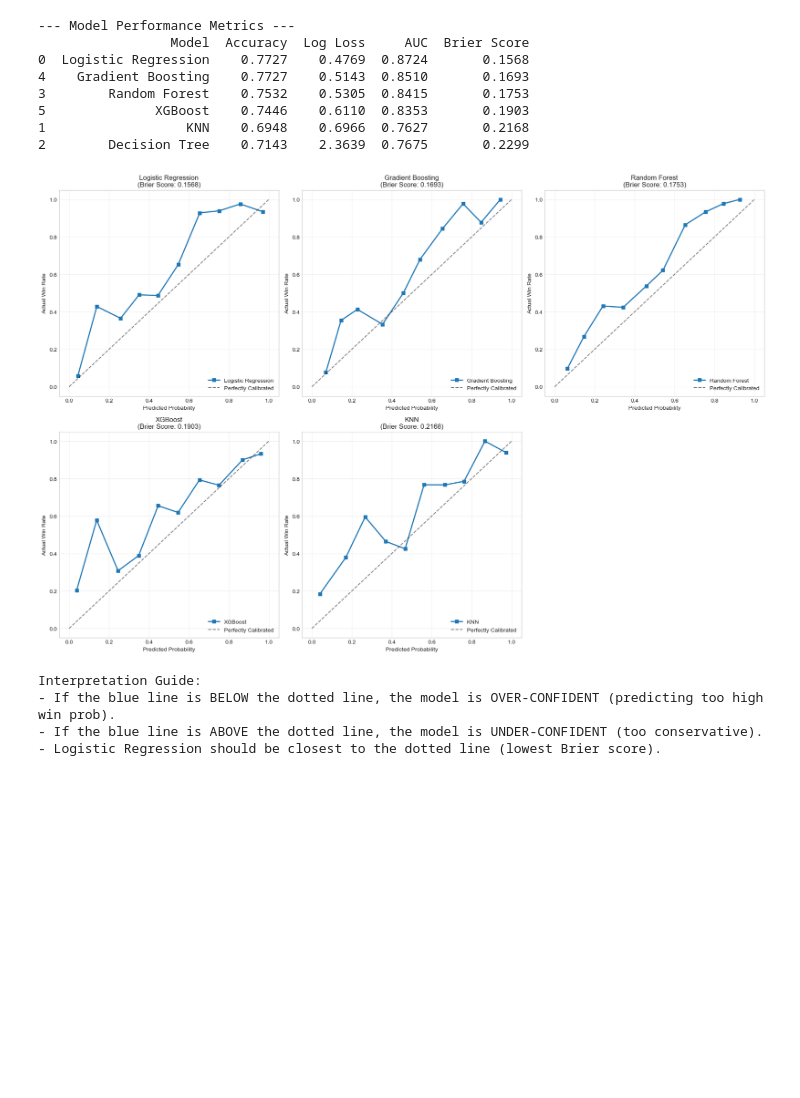
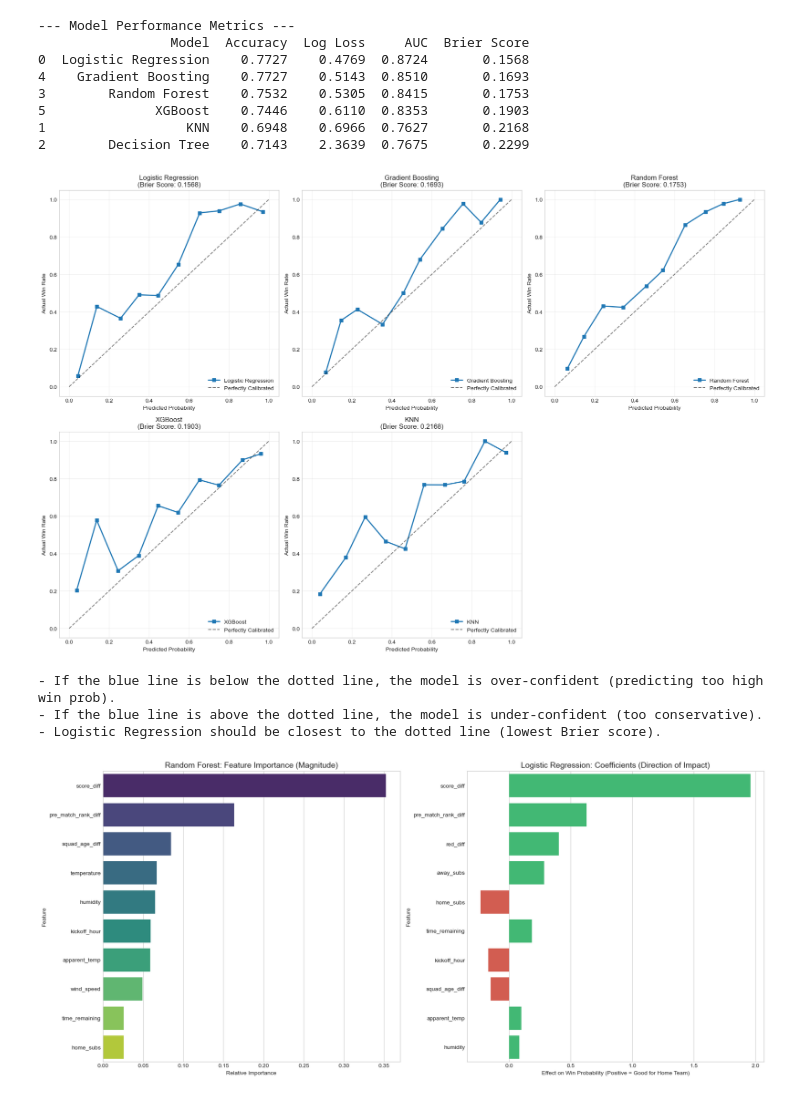
Before and after one commit to biddca22/world-cup-predictions, a Jupyter notebook: notebooks/modelling.ipynb, the cells around one changed output. Drawn from its saved outputs; the diff is of its cells as text; code cells hidden in the pictures; blank space fills up the shorter version.

Commit message:
Updated modelling

```diff
--- a/notebooks/modelling.ipynb
+++ b/notebooks/modelling.ipynb
@@ -287,13 +287,52 @@ for i, name in enumerate(models_to_plot):
 plt.tight_layout()
 plt.show()
 
-print("Interpretation Guide:")
-print("- If the blue line is BELOW the dotted line, the model is OVER-CONFIDENT (predicting too high win prob).")
-print("- If the blue line is ABOVE the dotted line, the model is UNDER-CONFIDENT (too conservative).")
+print("- If the blue line is below the dotted line, the model is over-confident (predicting too high win prob).")
+print("- If the blue line is above the dotted line, the model is under-confident (too conservative).")
 print("- Logistic Regression should be closest to the dotted line (lowest Brier score).")
 # %% [output]
 [figure]
-Interpretation Guide:
-- If the blue line is BELOW the dotted line, the model is OVER-CONFIDENT (predicting too high win prob).
-- If the blue line is ABOVE the dotted line, the model is UNDER-CONFIDENT (too conservative).
+- If the blue line is below the dotted line, the model is over-confident (predicting too high win prob).
+- If the blue line is above the dotted line, the model is under-confident (too conservative).
 - Logistic Regression should be closest to the dotted line (lowest Brier score).
+# %%
+# ------------------------------------------------------
+# 7. Dual feature importance analysis
+# ------------------------------------------------------
+
+# Setup data for plotting
+feature_names = X_train.columns
+
+# --- A. Magnitude (importance of random forest) ---
+# "Which variables does the tree look at most?"
+importances = models['Random Forest'].feature_importances_
+rf_df = pd.DataFrame({'Feature': feature_names, 'Importance': importances})
+rf_df = rf_df.sort_values(by='Importance', ascending=False)
+
+# --- B. Direction (logistic regression coefficients) ---
+# "Does this variable make a win more likely (positive) or less likely (negative)?"
+coeffs = models['Logistic Regression'].coef_[0]
+log_df = pd.DataFrame({'Feature': feature_names, 'Coefficient': coeffs})
+# Add absolute value for sorting, but keep original for colour
+log_df['Abs_Coef'] = log_df['Coefficient'].abs()
+log_df = log_df.sort_values(by='Abs_Coef', ascending=False)
+
+# --- Plotting ---
+fig, axes = plt.subplots(1, 2, figsize=(18, 8))
+
+# Plot 1: Random forest (What is important?)
+sns.barplot(x='Importance', y='Feature', hue='Feature', data=rf_df.head(10), ax=axes[0], palette='viridis', legend=False)
+axes[0].set_title("Random Forest: Feature Importance (Magnitude)", fontsize=14)
+axes[0].set_xlabel("Relative Importance")
+
+# Plot 2: Logistic regression (What is the effect?)
+# We colour code by positive (blue) vs negative (red) impact
+colours = ['#2ecc71' if c > 0 else '#e74c3c' for c in log_df.head(10)['Coefficient']]
+sns.barplot(x='Coefficient', y='Feature', hue='Feature', data=log_df.head(10), ax=axes[1], palette=colours, legend=False)
+axes[1].set_title("Logistic Regression: Coefficients (Direction of Impact)", fontsize=14)
+axes[1].set_xlabel("Effect on Win Probability (Positive = Good for Home Team)")
+
+plt.tight_layout()
+plt.show()
+# %% [output]
+[figure, added]
```
Also changed, not shown: parts of 1 cell of this notebook.
